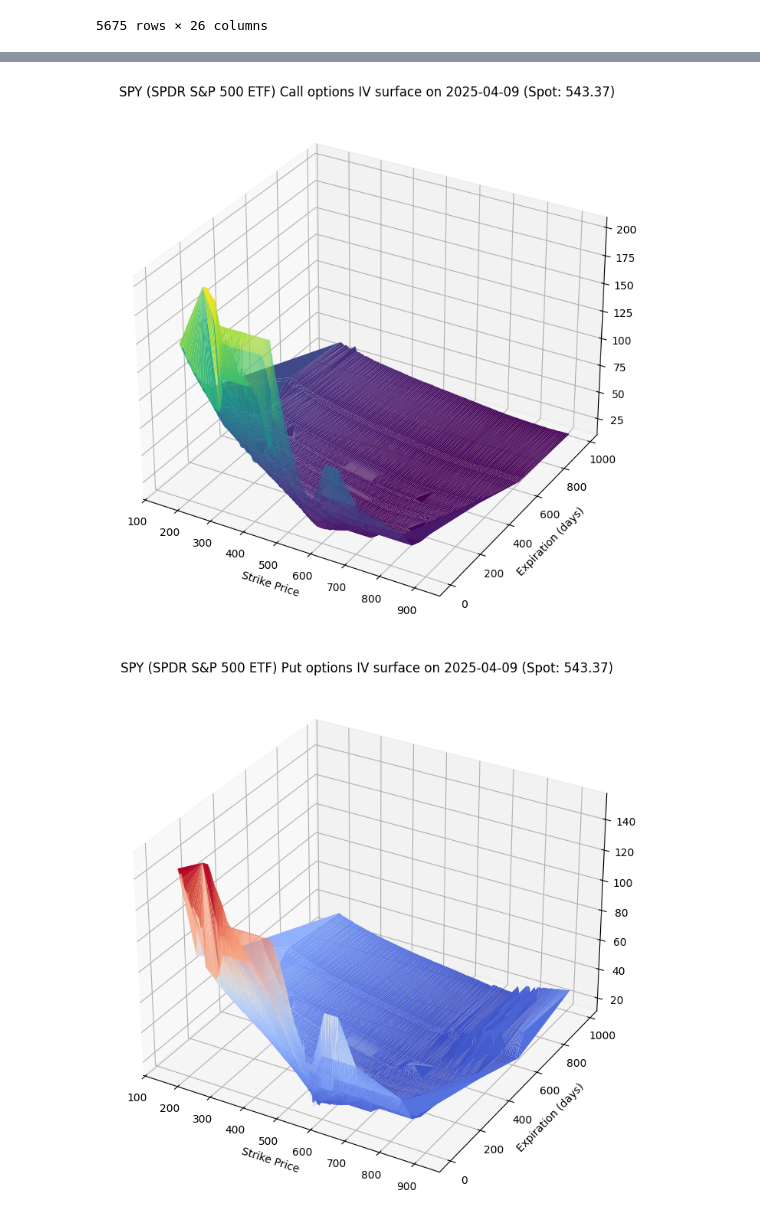
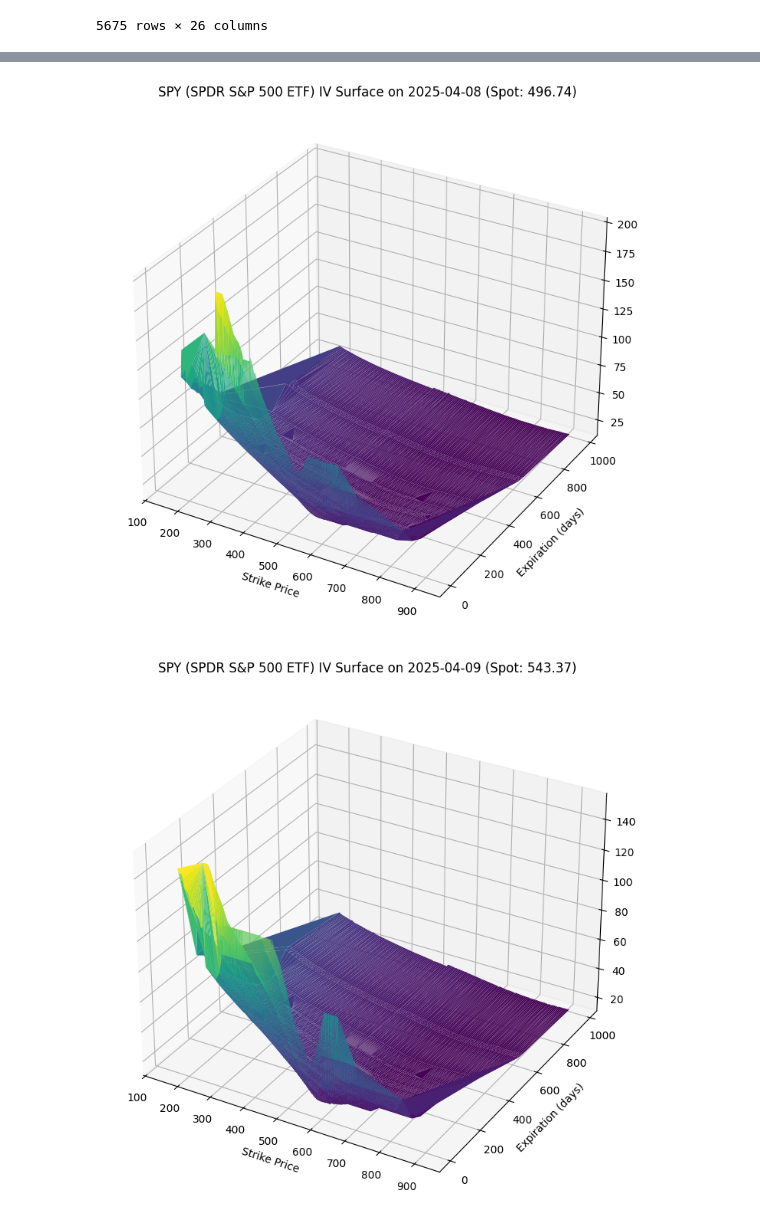
Before and after one commit to yangyee-hub/options-bullish-risk-reversal-strategy-analysis, a Jupyter notebook: code/0_option_chain_data_exploration_and_preprocessing.ipynb, the cells around one changed output, grey strips where cells are left out. Drawn from its saved outputs; the diff is of its cells as text; code cells hidden in the pictures.

```diff
--- a/code/0_option_chain_data_exploration_and_preprocessing.ipynb
+++ b/code/0_option_chain_data_exploration_and_preprocessing.ipynb
@@ -82,7 +82,7 @@ def get_eod_option_series(
     )
 
     if save_path:
-        df.to_csv(save_path)
+        df.to_csv(save_path, index=False)
 
     return df
 # %%
@@ -568,6 +803,18 @@ def plot_iv_surfaces(df_call_iv_surface, df_put_iv_surface, spot_price, as_of_da
 # %%
-plot_iv_surfaces(df_call_iv_surface, df_put_iv_surface, spot_price=spot_today, as_of_date=start_date)
+plot_iv_surfaces_otm_combo(
+    df_call_iv_surface_one_day_before,
+    df_put_iv_surface_onde_day_before,
+    spot_price=spot_yst,
+    as_of_date=one_day_before,
+)
+
+plot_iv_surfaces_otm_combo(
+    df_call_iv_surface,
+    df_put_iv_surface,
+    spot_price=spot_today,
+    as_of_date=start_date,
+)
 # %% [output]
-[figure, old version]
+[figure, new version]
-[figure, old version]
+[figure, new version]
 # %% [markdown]
```
Also changed, not shown: parts of 22 cells of this notebook, 8 other files.
